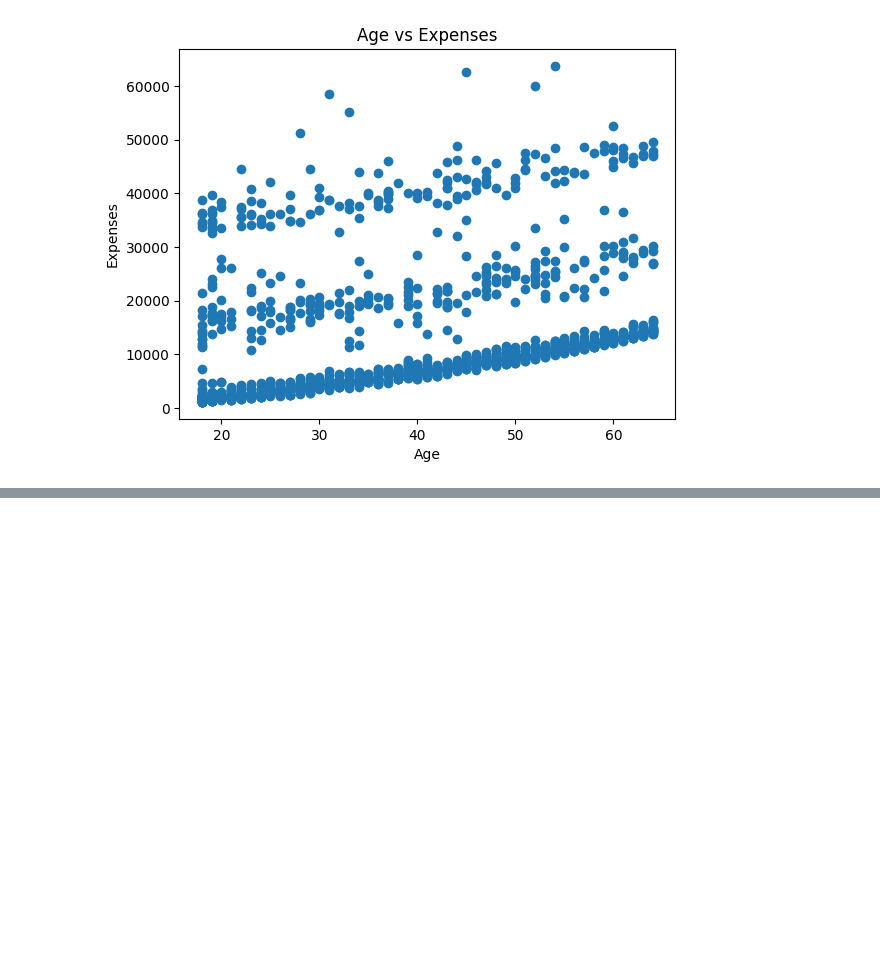
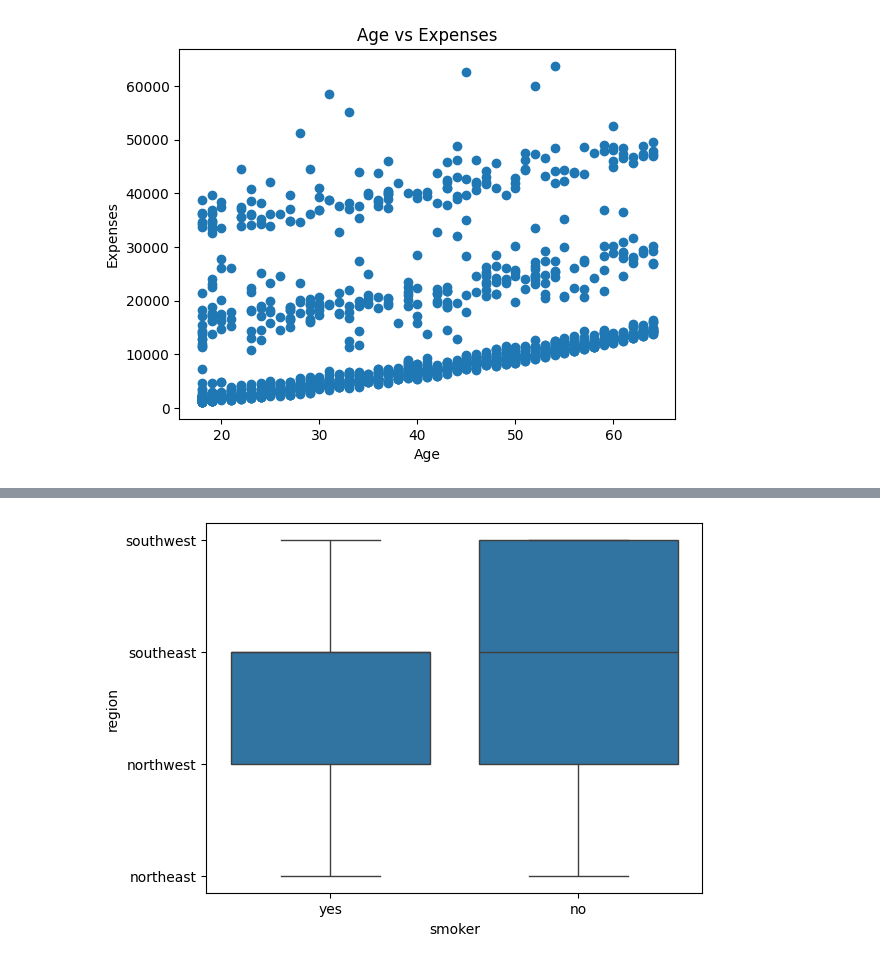
Before and after one commit to vaibhavkatex/The-Internship-2026, a Jupyter notebook: S18_Optional.ipynb, the cells around one changed output, grey strips where cells are left out. Cells and saved outputs as stored; diff of their text form; code cells hidden in the pictures; blank space fills up the shorter version.

```diff
--- a/S18_Optional.ipynb
+++ b/S18_Optional.ipynb
@@ -191,0 +197,5 @@ plt.hist("age")
+# %%
+sns.boxplot(data=df, x="smoker", y="region")
+plt.show()
+# %% [output]
+[figure, added]
```
Also changed, not shown: parts of 4 cells of this notebook.
